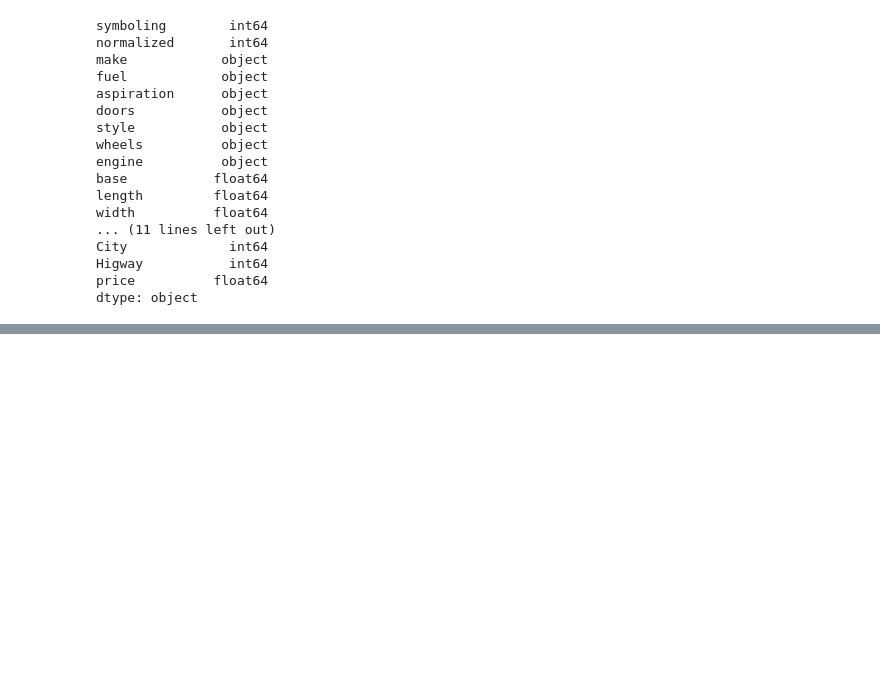
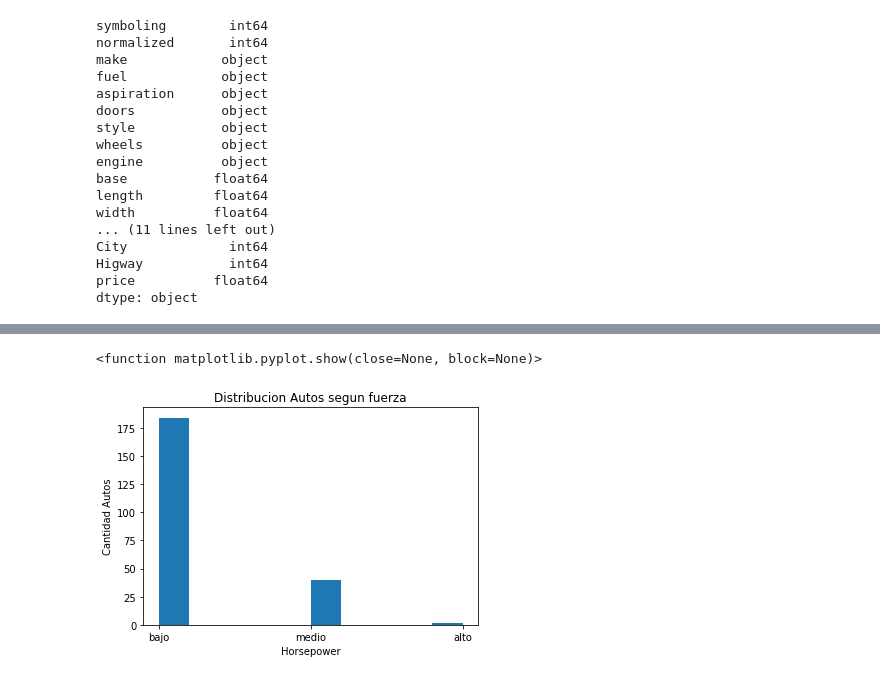
Before and after one commit to lmejicano/DataAnalystModulo2, a Jupyter notebook: AnalisisDatos_Autos.ipynb, the cells around one changed output, grey strips where cells are left out. Cells and saved outputs as stored; diff of their text form; code cells hidden in the pictures; blank space fills up the shorter version.

```diff
--- a/AnalisisDatos_Autos.ipynb
+++ b/AnalisisDatos_Autos.ipynb
@@ -541,0 +700,10 @@ dtype: object
+# %%
+plt.hist(df_Autos["horsepower-bins"]) #Para visualizar un histograma sin los valores del header e incluir titulo,
+#y Etiqueta de ejes X y Y
+plt.xlabel("Horsepower")
+plt.ylabel("Cantidad Autos")
+plt.title("Distribucion Autos segun fuerza")
+plt.show
+# %% [output]
+<function matplotlib.pyplot.show(close=None, block=None)>
+[figure, added]
```
Also changed, not shown: parts of 25 cells of this notebook.
